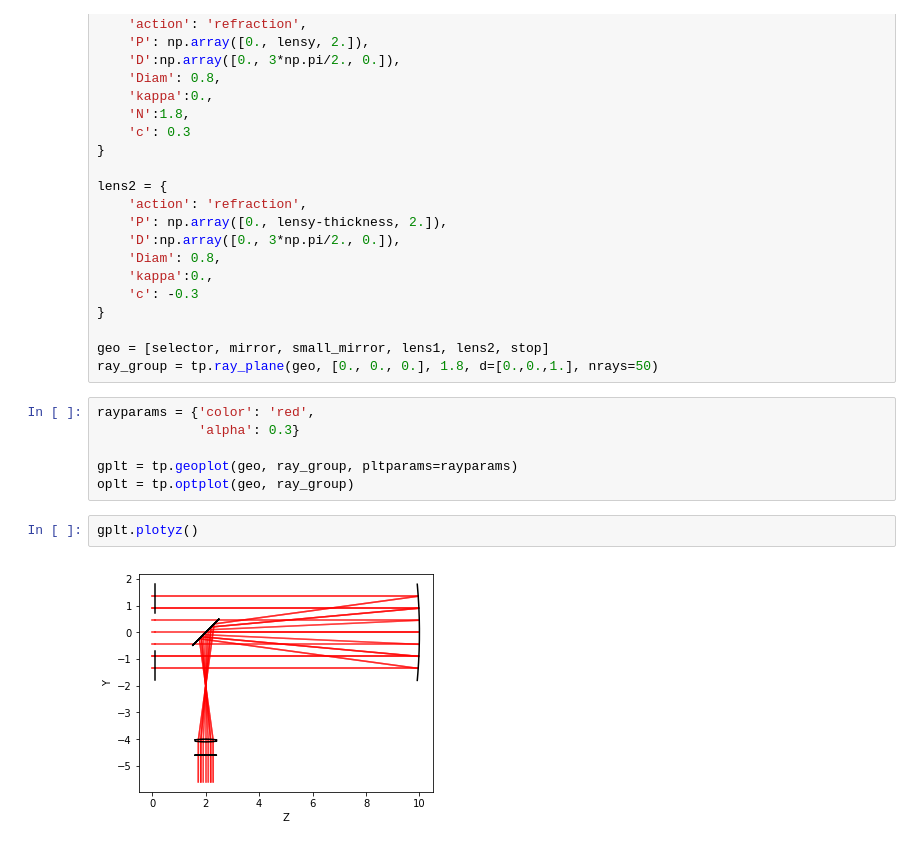
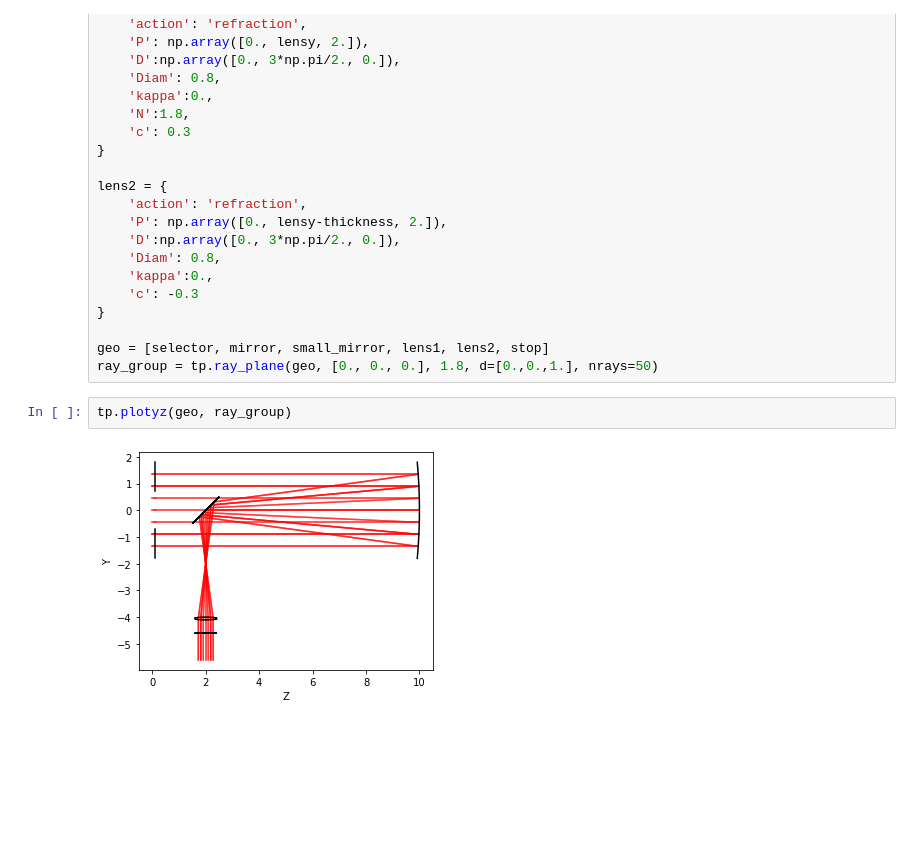
Before and after one commit to GNiendorf/tracepy, a Jupyter notebook: examples/Newtonian_Telescope.ipynb, the cells around one changed output. Cells and saved outputs as stored; diff of their text form; blank space fills up the shorter version.

Commit message:
Remove geoplot class, add transverse ray abb

```diff
--- a/examples/Newtonian_Telescope.ipynb
+++ b/examples/Newtonian_Telescope.ipynb
@@ -58,14 +58,8 @@ lens2 = {
 
 geo = [selector, mirror, small_mirror, lens1, lens2, stop]
 ray_group = tp.ray_plane(geo, [0., 0., 0.], 1.8, d=[0.,0.,1.], nrays=50)
-# %%
-rayparams = {'color': 'red',
-             'alpha': 0.3}
-
-gplt = tp.geoplot(geo, ray_group, pltparams=rayparams)
-oplt = tp.optplot(geo, ray_group)
-# %%
-gplt.plotyz()
-# %% [output]
-[figure, removed]
+# %%
+tp.plotyz(geo, ray_group)
+# %% [output]
+[figure, added]
 # %%
```
Also changed, not shown: parts of 2 cells of this notebook, 7 other files.
